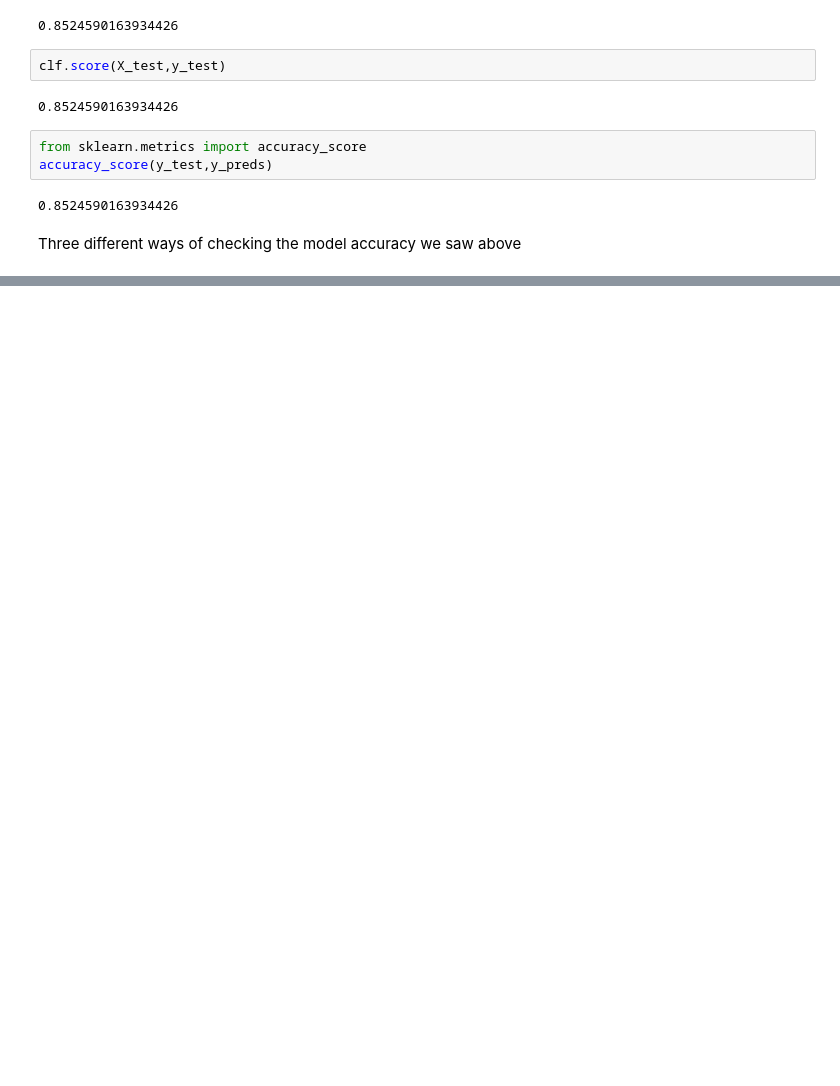
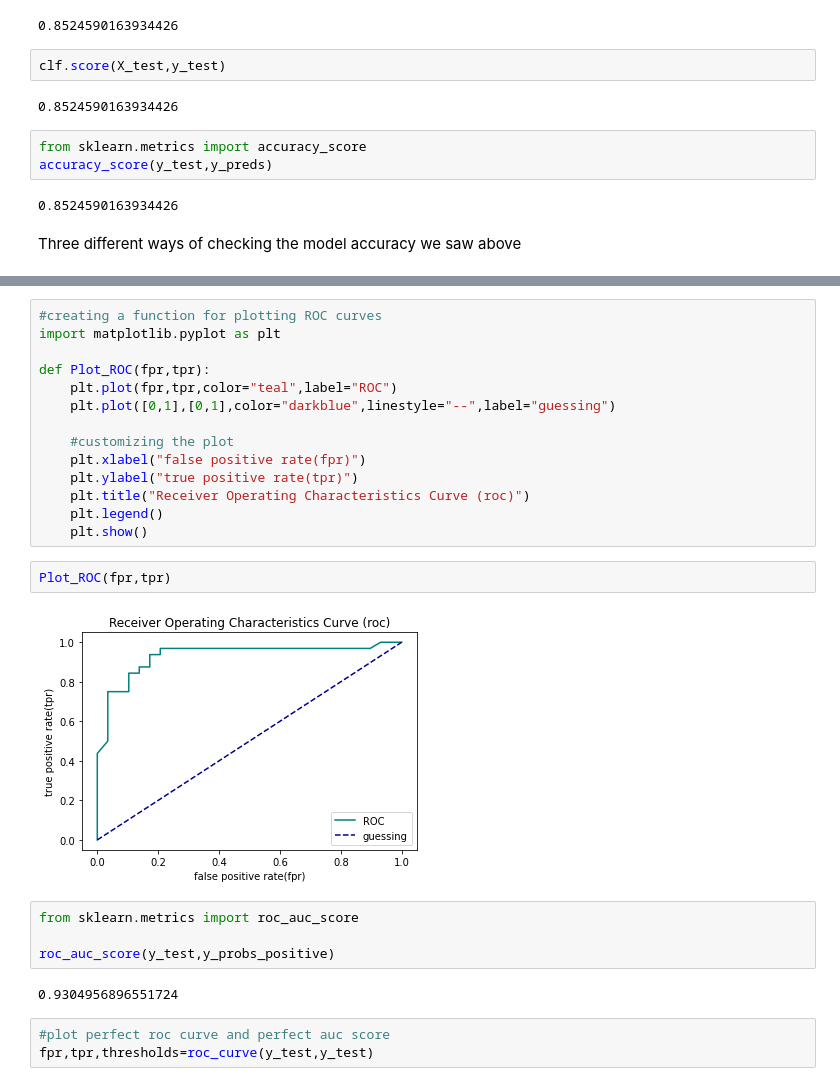
Before and after one commit to bishal5917/SK_Model, a Jupyter notebook: Scikit.ipynb, the cells around one changed output, grey strips where cells are left out. Saved outputs shown, nothing was run; the diff lists cells and outputs as text; blank space fills up the shorter version.

Commit message:
ROC curve and AUC score

```diff
--- a/Scikit.ipynb
+++ b/Scikit.ipynb
@@ -961,0 +962,27 @@ array([0.        , 0.        , 0.        , 0.        , 0.        ,
+# %%
+#creating a function for plotting ROC curves
+import matplotlib.pyplot as plt
+
+def Plot_ROC(fpr,tpr):
+    plt.plot(fpr,tpr,color="teal",label="ROC")
+    plt.plot([0,1],[0,1],color="darkblue",linestyle="--",label="guessing")
+
+    #customizing the plot
+    plt.xlabel("false positive rate(fpr)")
+    plt.ylabel("true positive rate(tpr)")
+    plt.title("Receiver Operating Characteristics Curve (roc)")
+    plt.legend()
+    plt.show()
+# %%
+Plot_ROC(fpr,tpr)
+# %% [output]
+[figure, added]
+# %%
+from sklearn.metrics import roc_auc_score
+
+roc_auc_score(y_test,y_probs_positive)
+# %% [output]
+0.9304956896551724
+# %%
+#plot perfect roc curve and perfect auc score
+fpr,tpr,thresholds=roc_curve(y_test,y_test)
```
Also changed, not shown: parts of 64 cells of this notebook.
